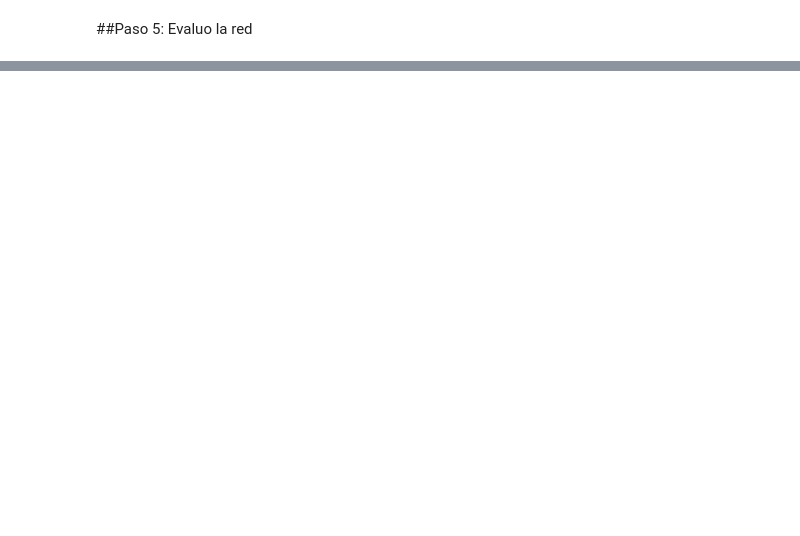
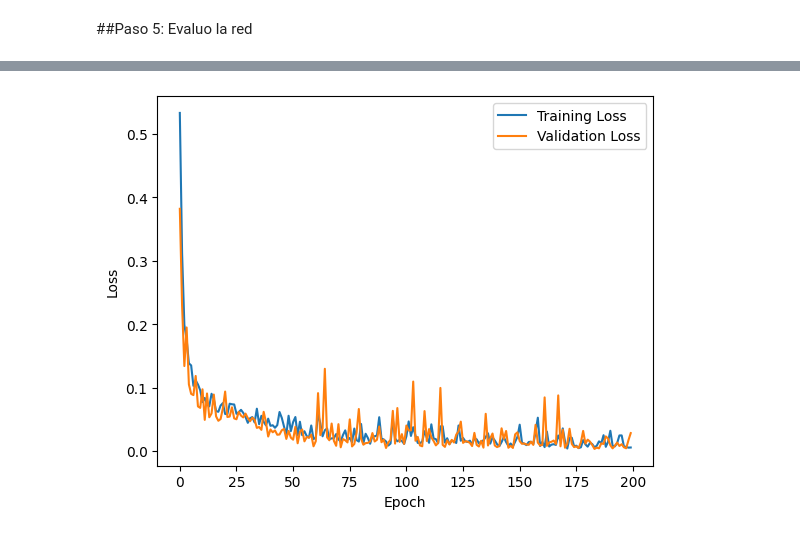
Before and after one commit to fueguino84/CardioML-Predict, a Jupyter notebook: tp_final_topicos2.ipynb, the cells around one changed output, grey strips where cells are left out. Cells and saved outputs as stored; diff of their text form; code cells hidden in the pictures; blank space fills up the shorter version.

```diff
--- a/tp_final_topicos2.ipynb
+++ b/tp_final_topicos2.ipynb
@@ -7,6 +7,6 @@ Levantamos los datos de los pacientes
 import numpy as np
 import pandas as pd
 
-file_name = 'data/datos_de_pacientes_5000.csv'
+file_name = './datos_de_pacientes_5000.csv'
 data = pd.read_csv(file_name, index_col=0)
 # %%
@@ -126,5 +146,5 @@ _________________________________________________________________
 ##Paso 4: Entreno la red neuronal
 # %%
 # Training
-historicalModel=model.fit(X_train, y_train, verbose=2, batch_size = 10000, epochs=200)
+historicalModel = model.fit(scaled_X_train, y_train, validation_split=0.2, epochs=200, batch_size=32, verbose=2)
 # %% [output]
@@ -159,0 +175,12 @@ y_pred = model.predict(scaled_X_test)
+# %%
+import matplotlib.pyplot as plt
+
+# Visualización de la pérdida
+plt.plot(historicalModel.history['loss'], label='Training Loss')
+plt.plot(historicalModel.history['val_loss'], label='Validation Loss')
+plt.xlabel('Epoch')
+plt.ylabel('Loss')
+plt.legend()
+plt.show()
+# %% [output]
+[figure, added]
```
Also changed, not shown: parts of 13 cells of this notebook, 4 other files.
